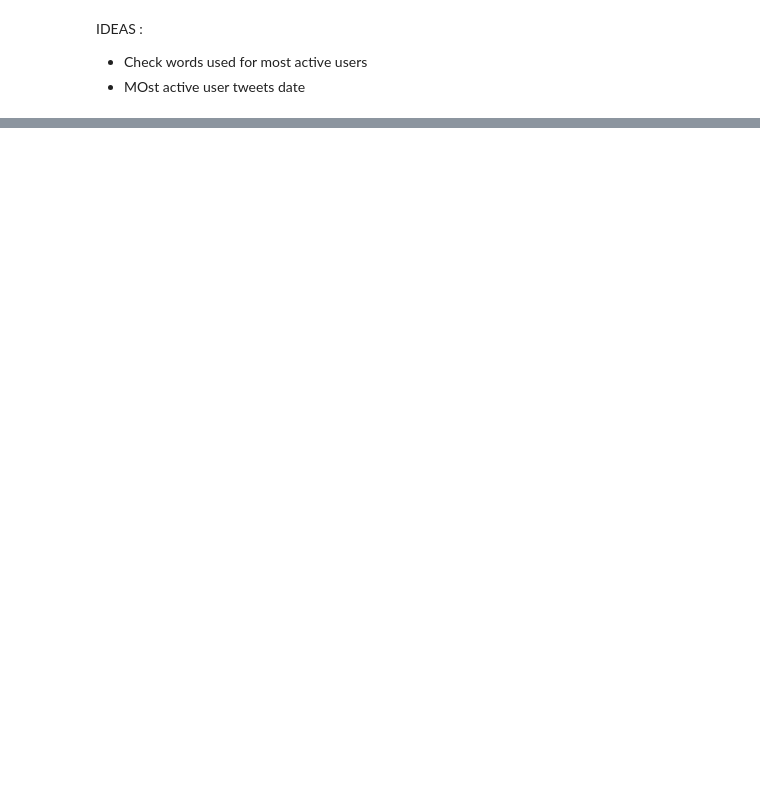
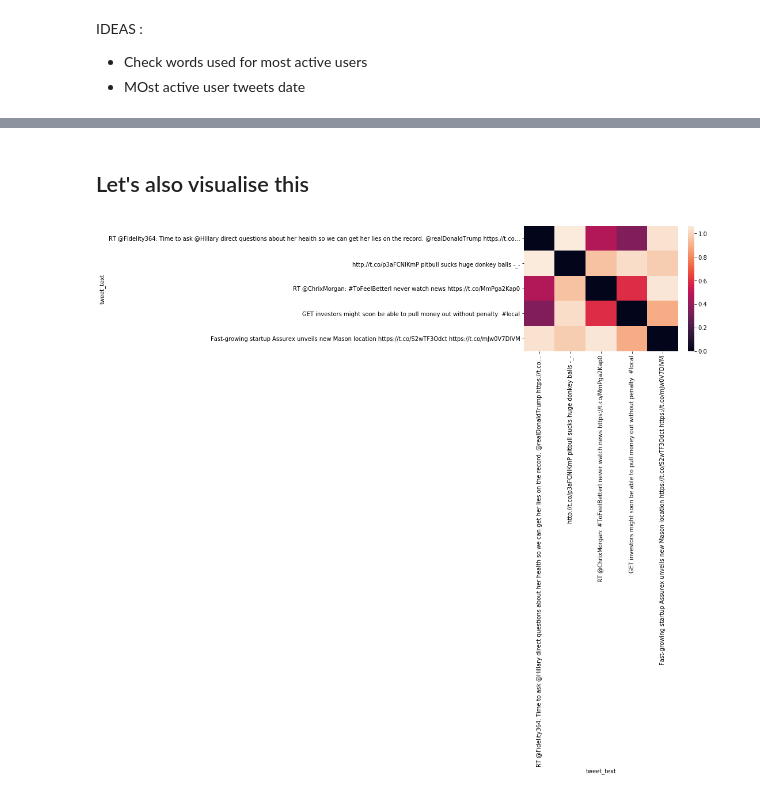
Before and after one commit to jrdmose/BGSE_Text_Mining, a Jupyter notebook: scripts/data_exploration.ipynb, the cells around one changed output, grey strips where cells are left out. Cells and saved outputs as stored; diff of their text form; code cells hidden in the pictures; blank space fills up the shorter version.

```diff
--- a/scripts/data_exploration.ipynb
+++ b/scripts/data_exploration.ipynb
@@ -241,0 +363,5 @@ IDEAS :
+# %%
+from gensim.models import Word2Vec
+
+model = Word2Vec(tweets, size=100, window=10, min_count=1, workers=8)
+model.train(tweets, total_examples=1, epochs=2)
@@ -241,0 +372,15 @@ IDEAS :
+# %%
+import numpy as np
+
+def embed_w2v(tokens, w2v):
+    idxs = [w2v.wv.vocab.get(t) for t in tokens]
+    idxs = [t.index for t in idxs if t]
+    N = w2v.wv.vectors.shape[1]
+    if len(idxs) < 1:
+        return np.zeros(N)
+    a = np.sum(w2v.wv.vectors[idxs, :], axis=0)
+    a /= np.linalg.norm(a)
+    return a
+# %%
+# use each model in turn to embed the individual reviews
+w2v_matrix = np.array([embed_w2v(t, model) for t in tweets])
@@ -241,0 +526,20 @@ IDEAS :
+# %% [markdown]
+## Let's also visualise this
+# %%
+from scipy.spatial.distance import pdist,squareform
+import seaborn as sns
+
+def visualize_dist(V, tweets, idxs):
+    """ Visualize distances in heatmap
+
+    V is the vector of embeddings
+    tweets is a list or series that converts from idx to tweet
+    idxs is a list of integers that you would like to compare (<= 5 probably)
+    """
+    m = squareform(pdist(V[idxs], 'cosine'))
+    _ = sns.heatmap(pd.DataFrame(m, columns = tweets[idxs], index= tweets[idxs]))
+# %%
+idx = np.random.randint(0, len(tweet_data.tweet_text), size=5)
+visualize_dist(w2v_matrix, tweet_data.tweet_text, idx)
+# %% [output]
+[figure, added]
```
Also changed, not shown: parts of 43 cells of this notebook.
